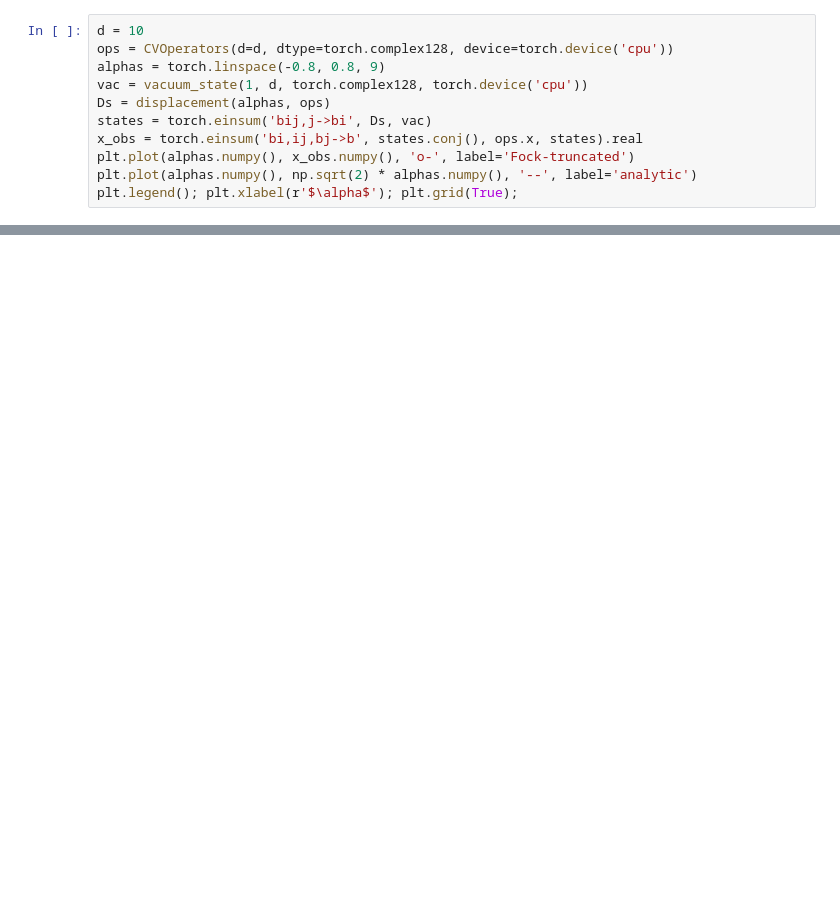
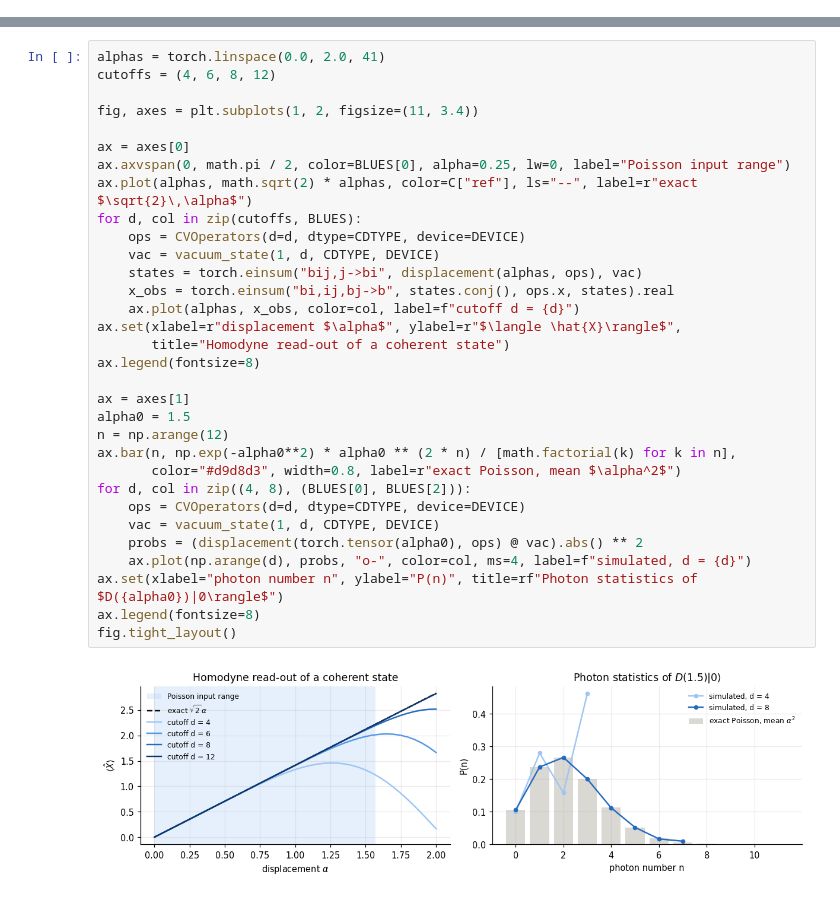
Before and after one commit to merlinquantum/reproduced_papers, a Jupyter notebook: papers/CV_QPINN_PDE/notebook.ipynb, the cells around one changed output, grey strips where cells are left out. Saved outputs shown, nothing was run; the diff lists cells and outputs as text; blank space fills up the shorter version.

```diff
--- a/papers/CV_QPINN_PDE/notebook.ipynb
+++ b/papers/CV_QPINN_PDE/notebook.ipynb
@@ -36,11 +0,0 @@ $\langle D(\alpha)|X|D(\alpha)\rangle = \sqrt{2}\,\alpha$ for a coherent state.
-# %%
-d = 10
-ops = CVOperators(d=d, dtype=torch.complex128, device=torch.device('cpu'))
-alphas = torch.linspace(-0.8, 0.8, 9)
-vac = vacuum_state(1, d, torch.complex128, torch.device('cpu'))
-Ds = displacement(alphas, ops)
-states = torch.einsum('bij,j->bi', Ds, vac)
-x_obs = torch.einsum('bi,ij,bj->b', states.conj(), ops.x, states).real
-plt.plot(alphas.numpy(), x_obs.numpy(), 'o-', label='Fock-truncated')
-plt.plot(alphas.numpy(), np.sqrt(2) * alphas.numpy(), '--', label='analytic')
-plt.legend(); plt.xlabel(r'$\alpha$'); plt.grid(True);
@@ -112,0 +240,34 @@ plt.legend(); plt.xlabel('x'); plt.grid(True);
+# %%
+alphas = torch.linspace(0.0, 2.0, 41)
+cutoffs = (4, 6, 8, 12)
+
+fig, axes = plt.subplots(1, 2, figsize=(11, 3.4))
+
+ax = axes[0]
+ax.axvspan(0, math.pi / 2, color=BLUES[0], alpha=0.25, lw=0, label="Poisson input range")
+ax.plot(alphas, math.sqrt(2) * alphas, color=C["ref"], ls="--", label=r"exact $\sqrt{2}\,\alpha$")
+for d, col in zip(cutoffs, BLUES):
+    ops = CVOperators(d=d, dtype=CDTYPE, device=DEVICE)
+    vac = vacuum_state(1, d, CDTYPE, DEVICE)
+    states = torch.einsum("bij,j->bi", displacement(alphas, ops), vac)
+    x_obs = torch.einsum("bi,ij,bj->b", states.conj(), ops.x, states).real
+    ax.plot(alphas, x_obs, color=col, label=f"cutoff d = {d}")
+ax.set(xlabel=r"displacement $\alpha$", ylabel=r"$\langle \hat{X}\rangle$",
+       title="Homodyne read-out of a coherent state")
+ax.legend(fontsize=8)
+
+ax = axes[1]
+alpha0 = 1.5
+n = np.arange(12)
+ax.bar(n, np.exp(-alpha0**2) * alpha0 ** (2 * n) / [math.factorial(k) for k in n],
+       color="#d9d8d3", width=0.8, label=r"exact Poisson, mean $\alpha^2$")
+for d, col in zip((4, 8), (BLUES[0], BLUES[2])):
+    ops = CVOperators(d=d, dtype=CDTYPE, device=DEVICE)
+    vac = vacuum_state(1, d, CDTYPE, DEVICE)
+    probs = (displacement(torch.tensor(alpha0), ops) @ vac).abs() ** 2
+    ax.plot(np.arange(d), probs, "o-", color=col, ms=4, label=f"simulated, d = {d}")
+ax.set(xlabel="photon number n", ylabel="P(n)", title=rf"Photon statistics of $D({alpha0})|0\rangle$")
+ax.legend(fontsize=8)
+fig.tight_layout()
+# %% [output]
+[figure, added]
```
Also changed, not shown: parts of 52 cells of this notebook, 4 other files.
